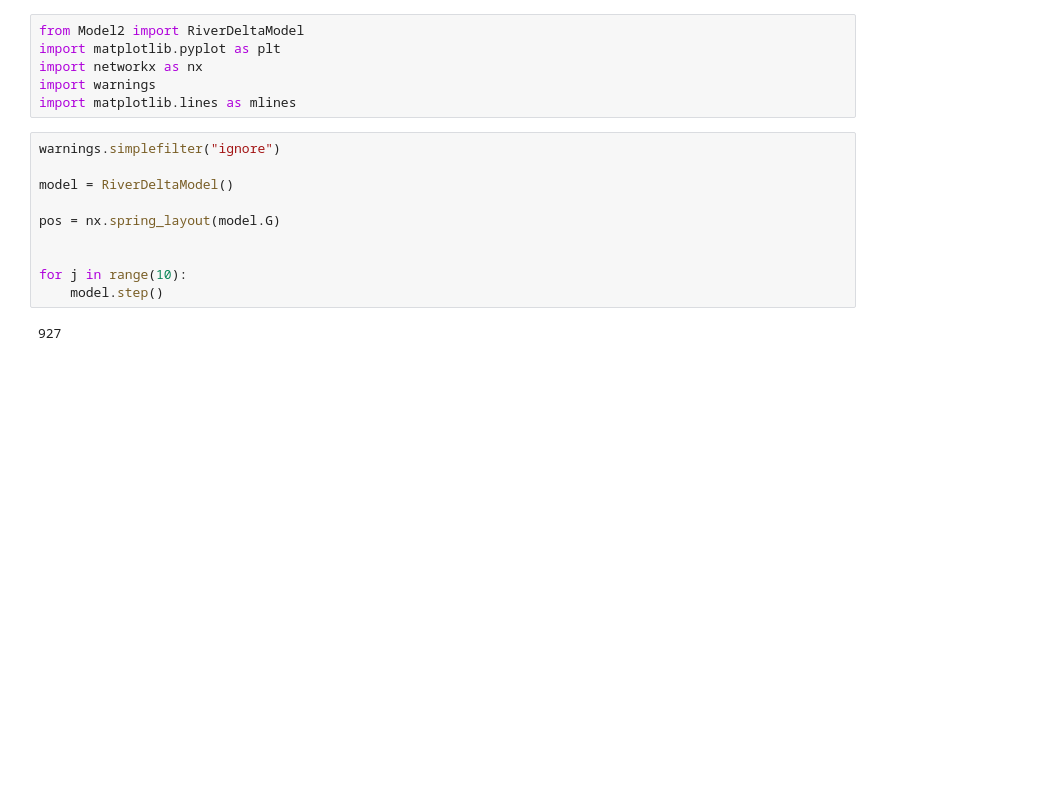
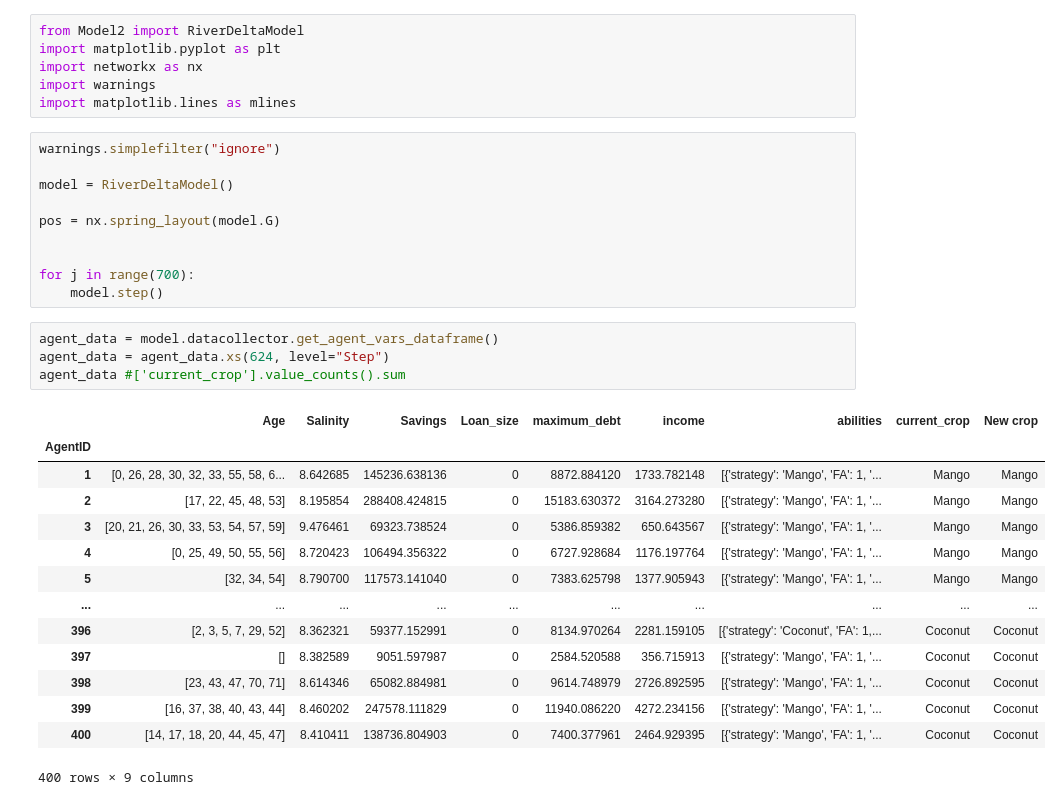
Before and after one commit to Juliettevanalst/Thesis, a Jupyter notebook: GIS poging/model_run2.ipynb, the cells around one changed output. Cells and saved outputs as stored; diff of their text form; blank space fills up the shorter version.

```diff
--- a/GIS poging/model_run2.ipynb
+++ b/GIS poging/model_run2.ipynb
@@ -12,7 +12,24 @@ model = RiverDeltaModel()
 pos = nx.spring_layout(model.G)
 
 
-for j in range(10):
+for j in range(700):
     model.step()
-# %% [output]
-927
+# %%
+agent_data = model.datacollector.get_agent_vars_dataframe()
+agent_data = agent_data.xs(624, level="Step")
+agent_data #['current_crop'].value_counts().sum
+# %% [output]
+|  | Age | Salinity | Savings | Loan_size | maximum_debt | income | abilities | current_crop | New crop |
+| AgentID |  |  |  |  |  |  |  |  |  |
+| 1 | [0, 26, 28, 30, 32, 33, 55, 58, 6... | 8.642685 | 145236.638136 | 0 | 8872.884120 | 1733.782148 | [{'strategy': 'Mango', 'FA': 1, '... | Mango | Mango |
+| 2 | [17, 22, 45, 48, 53] | 8.195854 | 288408.424815 | 0 | 15183.630372 | 3164.273280 | [{'strategy': 'Mango', 'FA': 1, '... | Mango | Mango |
+| 3 | [20, 21, 26, 30, 33, 53, 54, 57, 59] | 9.476461 | 69323.738524 | 0 | 5386.859382 | 650.643567 | [{'strategy': 'Mango', 'FA': 1, '... | Mango | Mango |
+| 4 | [0, 25, 49, 50, 55, 56] | 8.720423 | 106494.356322 | 0 | 6727.928684 | 1176.197764 | [{'strategy': 'Mango', 'FA': 1, '... | Mango | Mango |
+| 5 | [32, 34, 54] | 8.790700 | 117573.141040 | 0 | 7383.625798 | 1377.905943 | [{'strategy': 'Mango', 'FA': 1, '... | Mango | Mango |
+| ... | ... | ... | ... | ... | ... | ... | ... | ... | ... |
+| 396 | [2, 3, 5, 7, 29, 52] | 8.362321 | 59377.152991 | 0 | 8134.970264 | 2281.159105 | [{'strategy': 'Coconut', 'FA': 1,... | Coconut | Coconut |
+| 397 | [] | 8.382589 | 9051.597987 | 0 | 2584.520588 | 356.715913 | [{'strategy': 'Mango', 'FA': 1, '... | Coconut | Coconut |
+| 398 | [23, 43, 47, 70, 71] | 8.614346 | 65082.884981 | 0 | 9614.748979 | 2726.892595 | [{'strategy': 'Mango', 'FA': 1, '... | Coconut | Coconut |
+| 399 | [16, 37, 38, 40, 43, 44] | 8.460202 | 247578.111829 | 0 | 11940.086220 | 4272.234156 | [{'strategy': 'Mango', 'FA': 1, '... | Coconut | Coconut |
+| 400 | [14, 17, 18, 20, 44, 45, 47] | 8.410411 | 138736.804903 | 0 | 7400.377961 | 2464.929395 | [{'strategy': 'Mango', 'FA': 1, '... | Coconut | Coconut |
+400 rows × 9 columns
```
Also changed, not shown: parts of 2 cells of this notebook, 3 other files.
